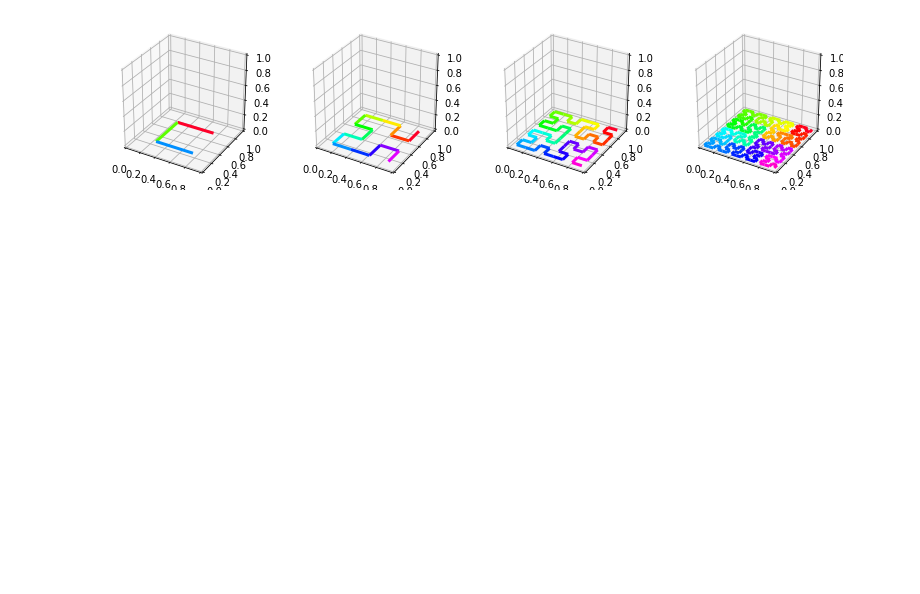
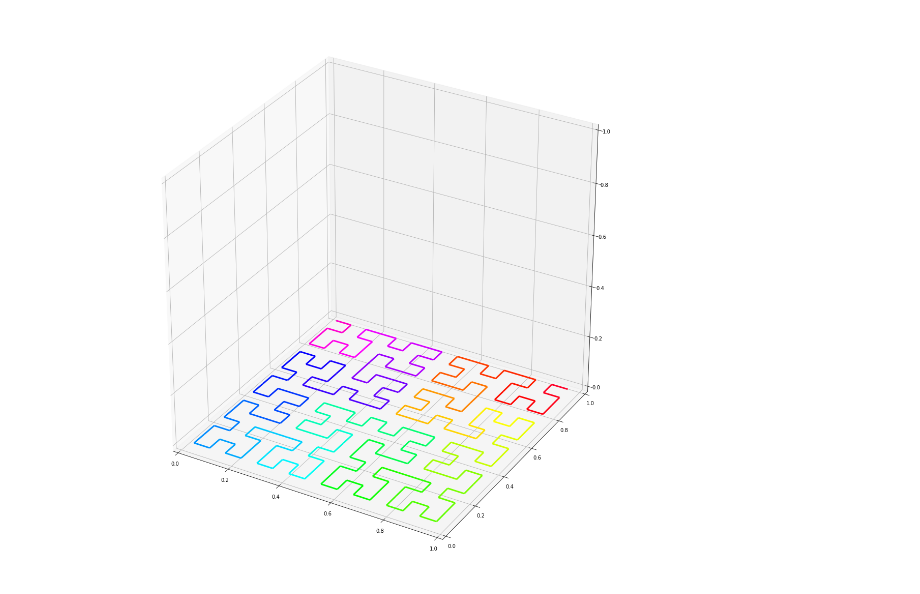
Before and after one commit to rdkr/notebooks, a Jupyter notebook: hilbert_curves.ipynb, the cells around one changed output. Cells and saved outputs as stored; diff of their text form; code cells hidden in the pictures; blank space fills up the shorter version.

```diff
--- a/hilbert_curves.ipynb
+++ b/hilbert_curves.ipynb
@@ -134,20 +131,8 @@ for x in range(1):
 # %%
 %matplotlib inline
 
-def plots_3d(orientation, n):
-
-    plt.figure(figsize=(20, 20))
-    plt.subplot(1, n, 1)
-
-
-    for x in range(1, n):
-        plt.subplot(1, n+1, x+1, projection='3d')
-        Quadrent((0, 0), (1, 1), orientation, x).plot_3d()
-
-    plt.show()
-
-
-for x in range(1):
-    plots_3d(x, 5)
+plt.figure(figsize=(20, 20))
+plt.gca(projection='3d')
+Quadrent((0, 0), (1, 1), 1, 4).plot_3d()
 # %% [output]
-[figure, old version]
+[figure, new version]
```
Also changed, not shown: parts of 1 cell of this notebook.
